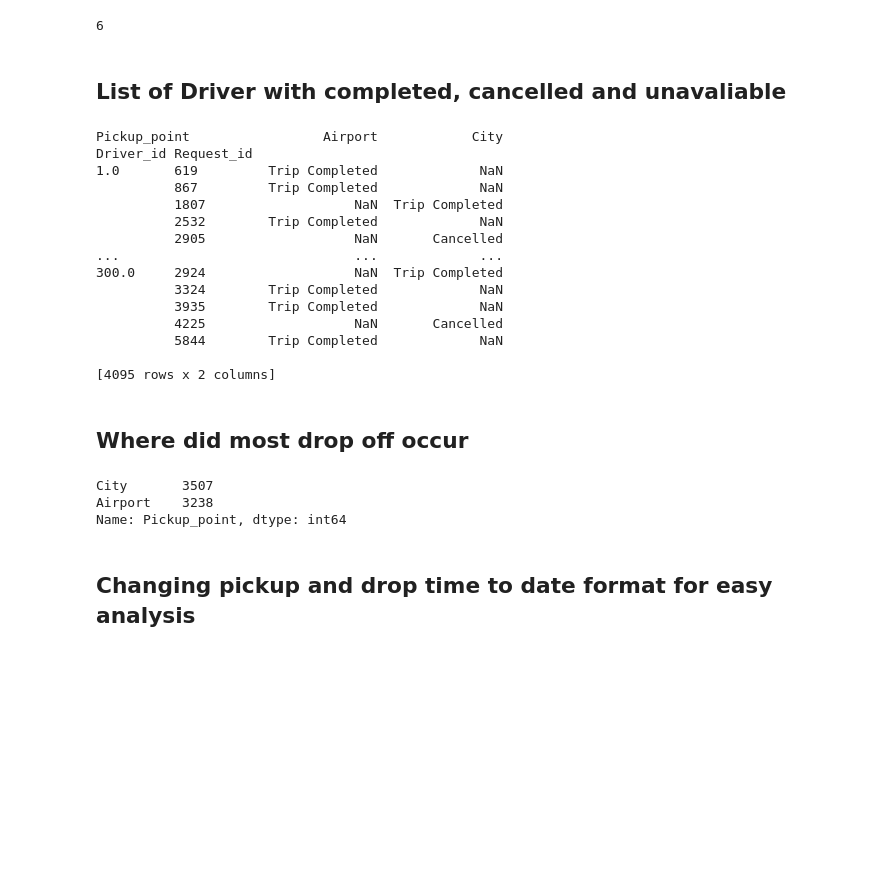
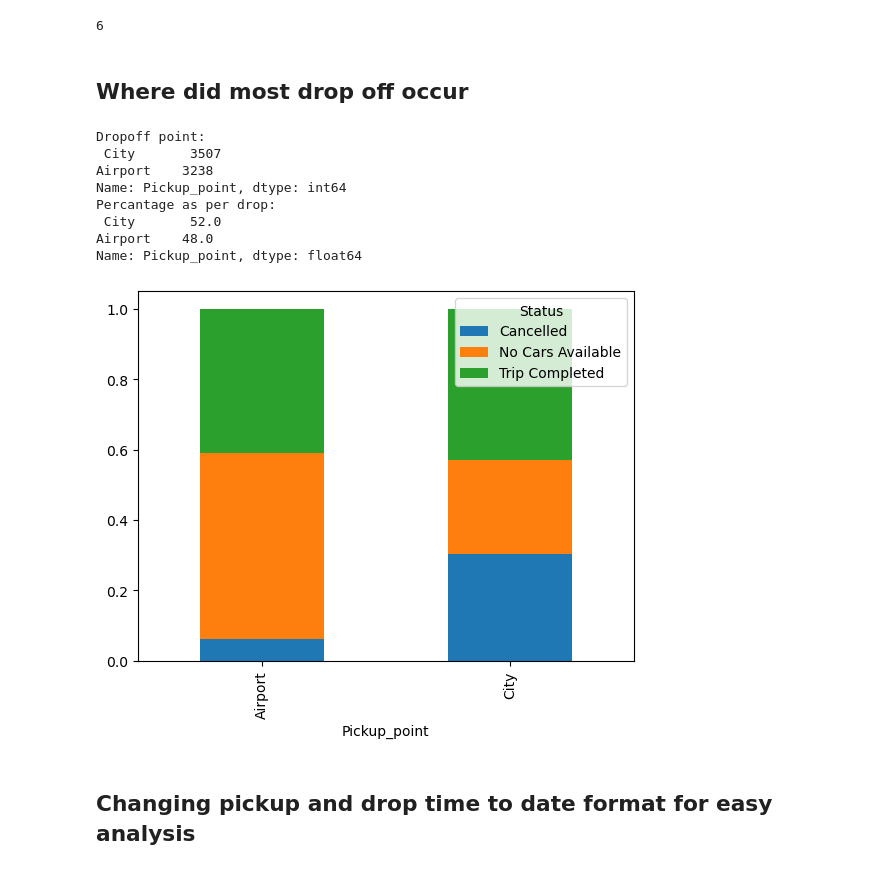
Before and after one commit to hendrybones/Uber_Request_Analysis, a Jupyter notebook: Uber _request_Analysis with python.ipynb, the cells around one changed output. Drawn from its saved outputs; the diff is of its cells as text; code cells hidden in the pictures; blank space fills up the shorter version.

```diff
--- a/Uber _request_Analysis with python.ipynb
+++ b/Uber _request_Analysis with python.ipynb
@@ -120,36 +121,23 @@ rideNum=newData.groupby('Driver_id')['Request_id'].nunique()
 print(rideNum.min())
 # %% [output]
 6
-# %% [markdown]
-## List of Driver with completed, cancelled and unavaliable
-# %%
-StatusSummary = newData.pivot_table(values='Status', index=['Driver_id', 'Request_id'],
-                    columns=['Pickup_point'], aggfunc=np.sum)
-print(StatusSummary)
-# %% [output]
-Pickup_point                 Airport            City
-Driver_id Request_id
-1.0       619         Trip Completed             NaN
-          867         Trip Completed             NaN
-          1807                   NaN  Trip Completed
-          2532        Trip Completed             NaN
-          2905                   NaN       Cancelled
-...                              ...             ...
-300.0     2924                   NaN  Trip Completed
-          3324        Trip Completed             NaN
-          3935        Trip Completed             NaN
-          4225                   NaN       Cancelled
-          5844        Trip Completed             NaN
-
-[4095 rows x 2 columns]
 # %% [markdown]
 ## Where did most drop off occur
 # %%
-newData.Pickup_point.value_counts()
+print("Dropoff point:\n", newData.Pickup_point.value_counts())
+## percentage of camplete, cancelled and not not availble trips in each pick point
+print("Percantage as per drop: \n", round(newData.Pickup_point.value_counts()/newData.Pickup_point.size*100,1))
+newData.groupby(by=['Pickup_point'])['Status'].value_counts(normalize=True).unstack('Status').plot.bar(stacked=True);
 # %% [output]
-City       3507
+Dropoff point:
+ City       3507
 Airport    3238
 Name: Pickup_point, dtype: int64
+Percantage as per drop:
+ City       52.0
+Airport    48.0
+Name: Pickup_point, dtype: float64
+[figure, added]
 # %% [markdown]
 ## Changing pickup and drop time to date format for easy analysis
 # %%
```
Also changed, not shown: parts of 15 cells of this notebook.
